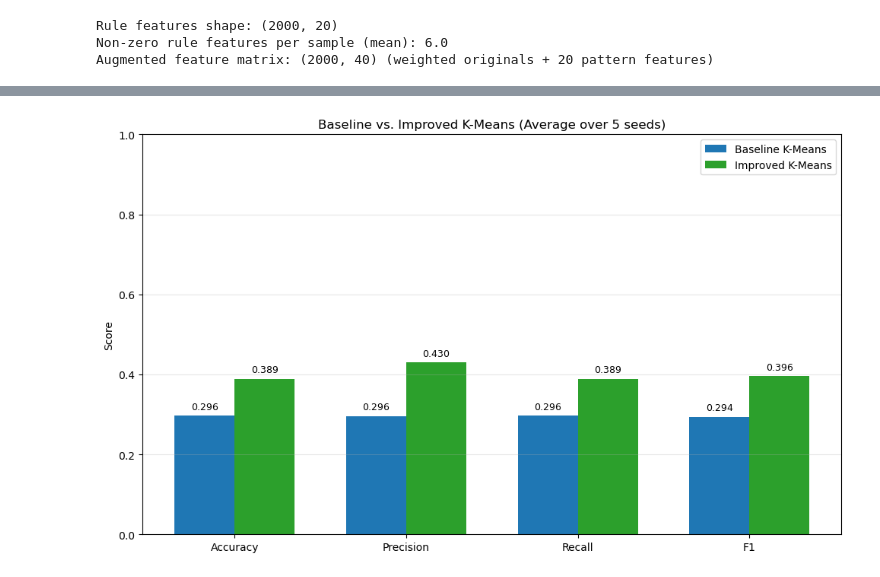
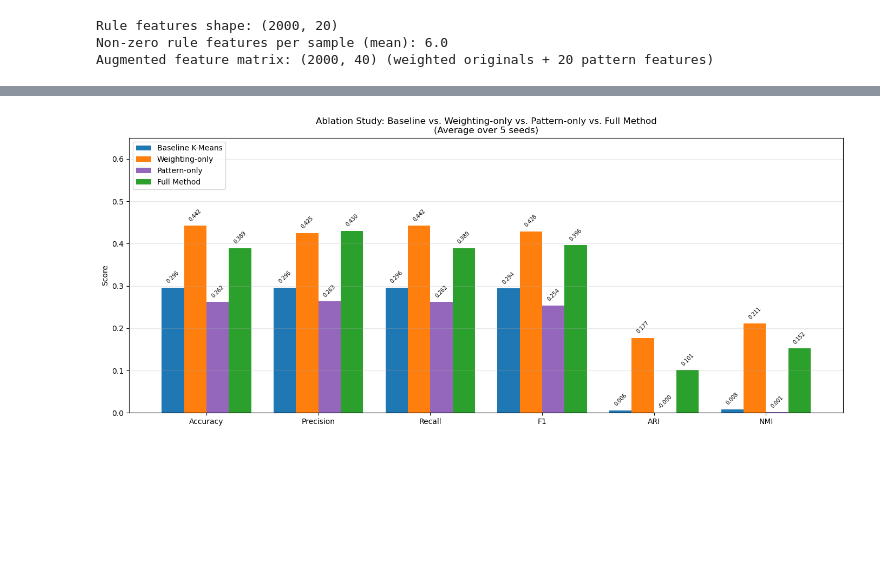
Before and after one commit to RaisoLiu/DM2026-Assignment-2, a Jupyter notebook: Q5_Enhanced_KMeans.ipynb, the cells around one changed output, grey strips where cells are left out. Cells and saved outputs as stored; diff of their text form; code cells hidden in the pictures; blank space fills up the shorter version.

```diff
--- a/Q5_Enhanced_KMeans.ipynb
+++ b/Q5_Enhanced_KMeans.ipynb
@@ -49,13 +55,15 @@ def hungarian_mapping(y_true, y_pred, n_classes=4):
 
 
 def evaluate_clustering(y_true, cluster_labels, n_classes=4):
-    """Evaluate clustering as classification after Hungarian mapping."""
+    """Evaluate clustering as classification after Hungarian mapping, plus ARI and NMI."""
     y_mapped = hungarian_mapping(y_true, cluster_labels, n_classes)
     return {
         'accuracy': accuracy_score(y_true, y_mapped),
         'precision': precision_score(y_true, y_mapped, average='macro'),
         'recall': recall_score(y_true, y_mapped, average='macro'),
         'f1': f1_score(y_true, y_mapped, average='macro'),
+        'ARI': adjusted_rand_score(y_true, cluster_labels),
+        'NMI': normalized_mutual_info_score(y_true, cluster_labels),
     }
 
 
@@ -311,36 +336,36 @@ Improved K-Means  0.396080  0.000204
 # %%
-# Visualization: bar chart comparison
-metrics_list = ['accuracy', 'precision', 'recall', 'f1']
-baseline_avg = baseline_results[metrics_list].mean()
-improved_avg = improved_results[metrics_list].mean()
+# Visualization: ablation bar chart
+metrics_list = ['accuracy', 'precision', 'recall', 'f1', 'ARI', 'NMI']
+methods = ['Baseline K-Means', 'Weighting-only', 'Pattern-only', 'Full Method']
+colors_bar = ['#1f77b4', '#ff7f0e', '#9467bd', '#2ca02c']
+
+avg_data = all_results.groupby('method')[metrics_list].mean().reindex(methods)
 
 x = np.arange(len(metrics_list))
-width = 0.35
+width = 0.2
 
-fig, ax = plt.subplots(figsize=(10, 6))
-bars1 = ax.bar(x - width/2, baseline_avg, width, label='Baseline K-Means', color='#1f77b4')
-bars2 = ax.bar(x + width/2, improved_avg, width, label='Improved K-Means', color='#2ca02c')
+fig, ax = plt.subplots(figsize=(14, 6))
+for i, (method, color) in enumerate(zip(methods, colors_bar)):
+    bars = ax.bar(x + i * width - 1.5 * width, avg_data.loc[method], width,
+                  label=method, color=color)
+    for bar in bars:
+        h = bar.get_height()
+        ax.text(bar.get_x() + bar.get_width()/2, h + 0.008, f'{h:.3f}',
+                ha='center', va='bottom', fontsize=7, rotation=45)
 
 ax.set_ylabel('Score')
-ax.set_title('Baseline vs. Improved K-Means (Average over 5 seeds)')
+ax.set_title('Ablation Study: Baseline vs. Weighting-only vs. Pattern-only vs. Full Method\n(Average over 5 seeds)')
 ax.set_xticks(x)
-ax.set_xticklabels(['Accuracy', 'Precision', 'Recall', 'F1'])
-ax.legend()
-ax.set_ylim(0, 1)
+ax.set_xticklabels(['Accuracy', 'Precision', 'Recall', 'F1', 'ARI', 'NMI'])
+ax.legend(loc='upper left')
+ax.set_ylim(0, 0.65)
 ax.grid(True, alpha=0.3, axis='y')
-
-for bar in bars1:
-    ax.text(bar.get_x() + bar.get_width()/2, bar.get_height() + 0.01, f'{bar.get_height():.3f}',
-            ha='center', va='bottom', fontsize=9)
-for bar in bars2:
-    ax.text(bar.get_x() + bar.get_width()/2, bar.get_height() + 0.01, f'{bar.get_height():.3f}',
-            ha='center', va='bottom', fontsize=9)
 
 plt.tight_layout()
 plt.savefig('figures/q5_comparison.png', dpi=150, bbox_inches='tight')
 plt.show()
 
 # Save results
 all_results.to_csv('results/q5_comparison.csv', index=False)
 # %% [output]
-[figure, old version]
+[figure, new version]
```
Also changed, not shown: parts of 6 cells of this notebook, 6 other files.
